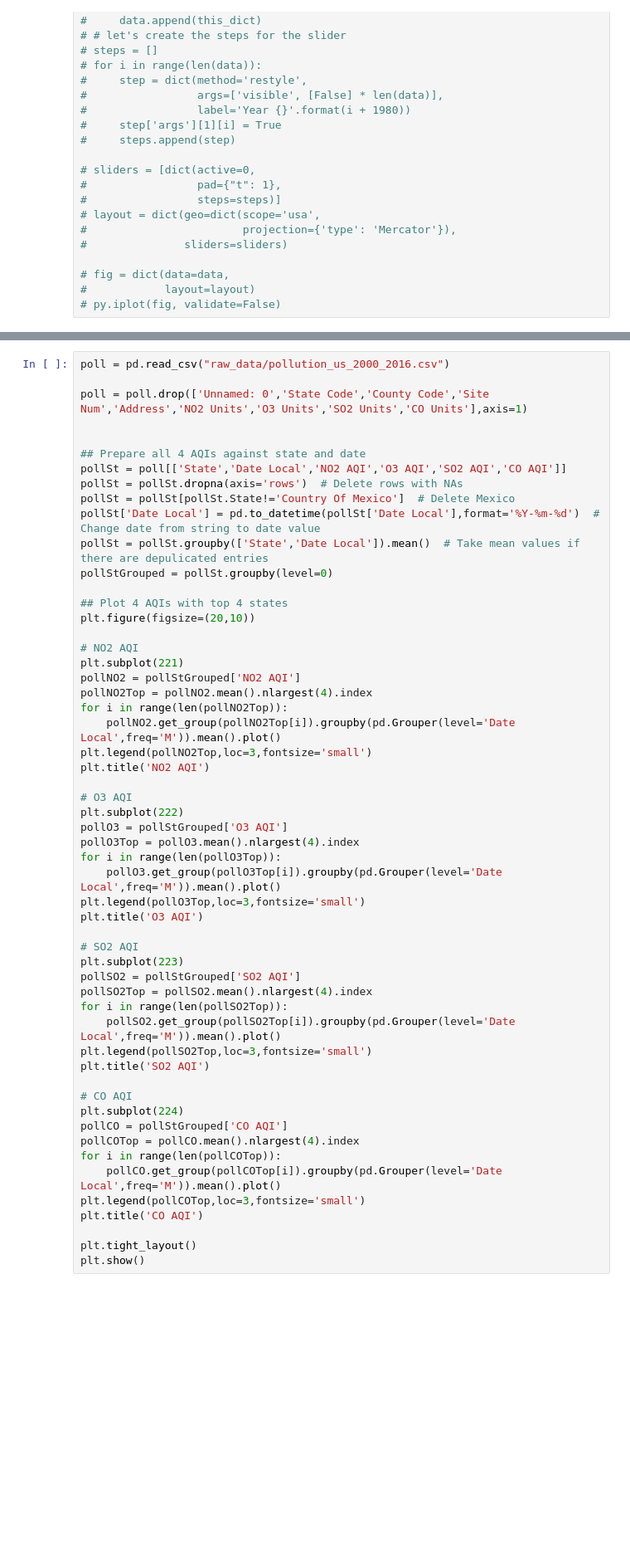
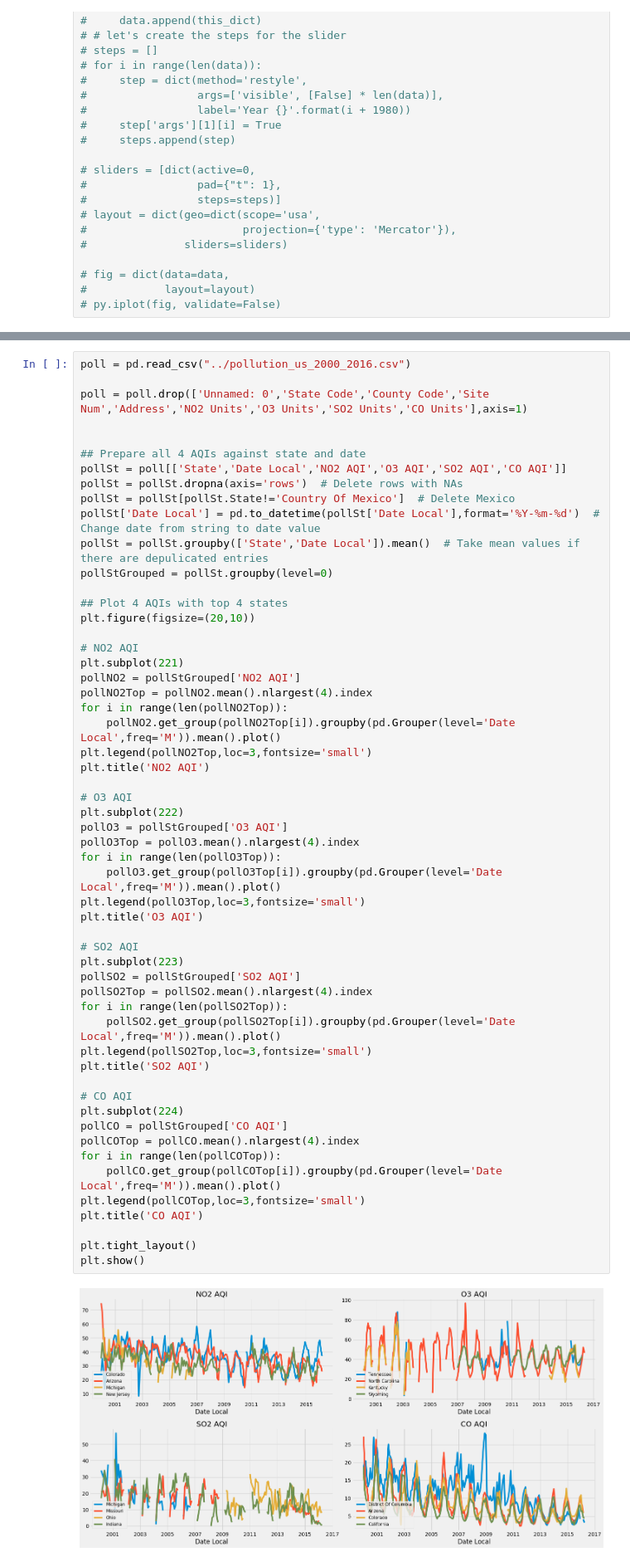
Before and after one commit to alyssflynn/project-1, a Jupyter notebook: data_analysis.ipynb, the cells around one changed output, grey strips where cells are left out. Shown at 83% size. Saved outputs shown, nothing was run; the diff lists cells and outputs as text; blank space fills up the shorter version.

```diff
--- a/data_analysis.ipynb
+++ b/data_analysis.ipynb
@@ -202,5 +209,5 @@ FileNotFoundError: File b'raw_data/pollution_us_2000_2016.csv' does not exist
 # %%
-poll = pd.read_csv("raw_data/pollution_us_2000_2016.csv")
+poll = pd.read_csv("../pollution_us_2000_2016.csv")
 
 poll = poll.drop(['Unnamed: 0','State Code','County Code','Site Num','Address','NO2 Units','O3 Units','SO2 Units','CO Units'],axis=1)
 
@@ -227,31 +234,33 @@ plt.title('NO2 AQI')
 
 # O3 AQI
 plt.subplot(222)
 pollO3 = pollStGrouped['O3 AQI']
 pollO3Top = pollO3.mean().nlargest(4).index
 for i in range(len(pollO3Top)):
     pollO3.get_group(pollO3Top[i]).groupby(pd.Grouper(level='Date Local',freq='M')).mean().plot()
 plt.legend(pollO3Top,loc=3,fontsize='small')
 plt.title('O3 AQI')
 
 # SO2 AQI
 plt.subplot(223)
 pollSO2 = pollStGrouped['SO2 AQI']
 pollSO2Top = pollSO2.mean().nlargest(4).index
 for i in range(len(pollSO2Top)):
     pollSO2.get_group(pollSO2Top[i]).groupby(pd.Grouper(level='Date Local',freq='M')).mean().plot()
 plt.legend(pollSO2Top,loc=3,fontsize='small')
 plt.title('SO2 AQI')
 
 # CO AQI
 plt.subplot(224)
 pollCO = pollStGrouped['CO AQI']
 pollCOTop = pollCO.mean().nlargest(4).index
 for i in range(len(pollCOTop)):
     pollCO.get_group(pollCOTop[i]).groupby(pd.Grouper(level='Date Local',freq='M')).mean().plot()
 plt.legend(pollCOTop,loc=3,fontsize='small')
 plt.title('CO AQI')
 
 plt.tight_layout()
 plt.show()
+# %% [output]
+[figure, added]
 # %%
```
Also changed, not shown: parts of 14 cells of this notebook.
